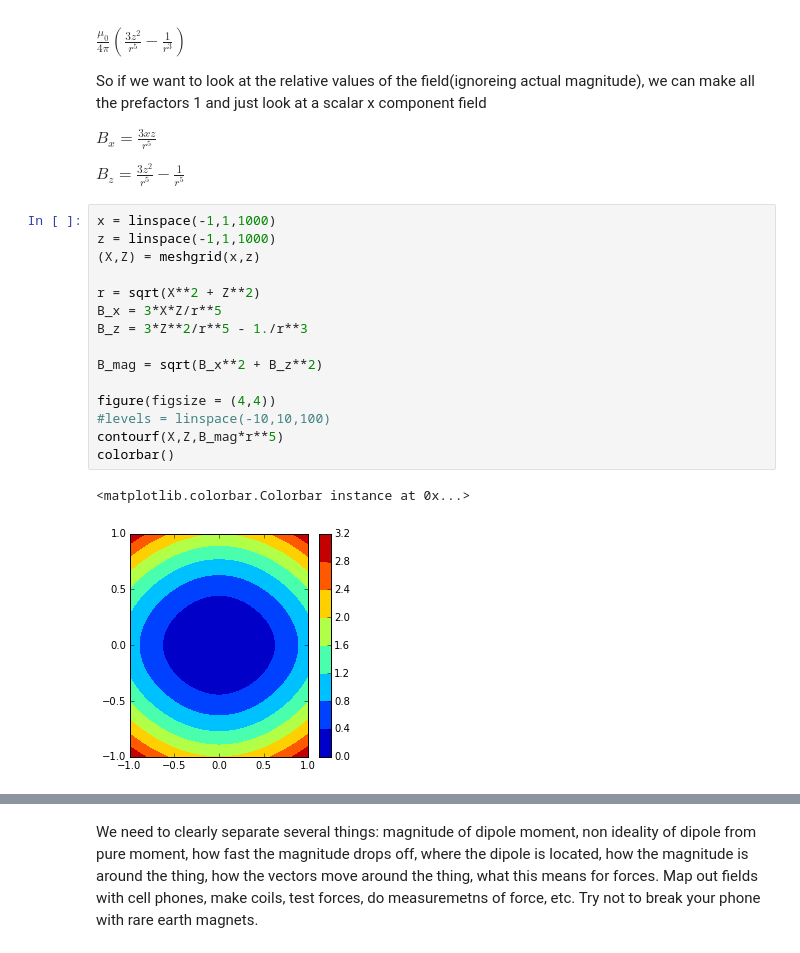
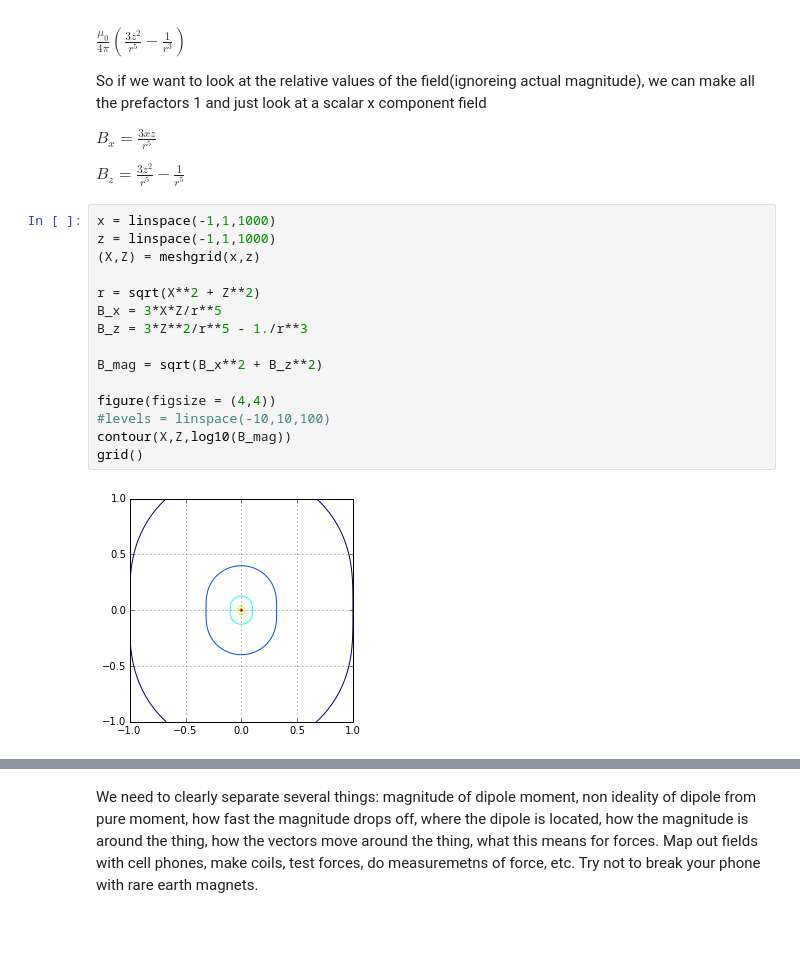
Before and after one commit to LafeLabs/PostCapitalistIndustry, a Jupyter notebook: jupyterNotebooks/Fields/BasicDipoleField.ipynb, the cells around one changed output, grey strips where cells are left out. Drawn from its saved outputs; the diff is of its cells as text.

Commit message:
figures for fields

```diff
--- a/jupyterNotebooks/Fields/BasicDipoleField.ipynb
+++ b/jupyterNotebooks/Fields/BasicDipoleField.ipynb
@@ -37,18 +37,17 @@ $B_z = \frac{3z^2}{r^5} - \frac{1}{r^5}$
 # %%
 x = linspace(-1,1,1000)
 z = linspace(-1,1,1000)
 (X,Z) = meshgrid(x,z)
 
 r = sqrt(X**2 + Z**2)
 B_x = 3*X*Z/r**5
 B_z = 3*Z**2/r**5 - 1./r**3
 
 B_mag = sqrt(B_x**2 + B_z**2)
 
 figure(figsize = (4,4))
 #levels = linspace(-10,10,100)
-contourf(X,Z,B_mag*r**5)
-colorbar()
+contour(X,Z,log10(B_mag))
+grid()
 # %% [output]
-<matplotlib.colorbar.Colorbar instance at 0x...>
-[figure, old version]
+[figure, new version]
```
Also changed, not shown: parts of 2 cells of this notebook, 4 other files.
